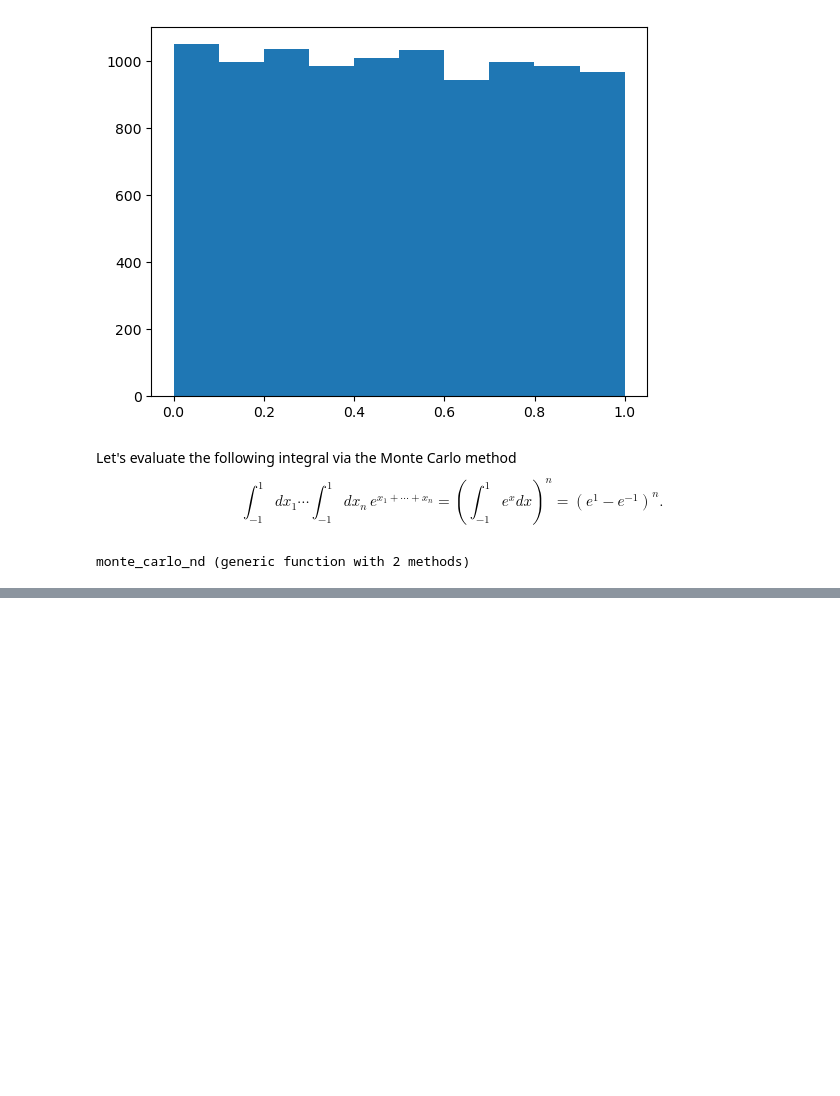
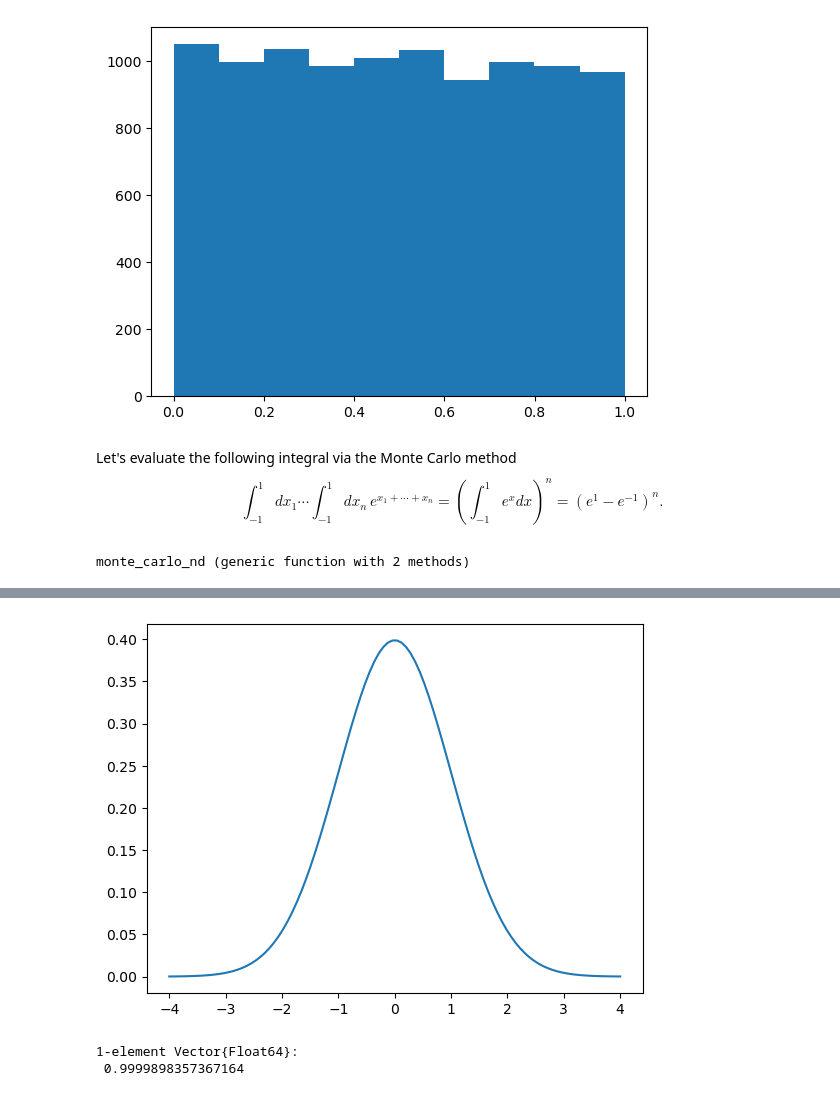
Before and after one commit to tkeegan12/Course_Computational_Physics_and_Engineering, a Jupyter notebook: Module2_Numerical_Intergration.ipynb, the cells around one changed output, grey strips where cells are left out. Drawn from its saved outputs; the diff is of its cells as text; code cells hidden in the pictures; blank space fills up the shorter version.

```diff
--- a/Module2_Numerical_Intergration.ipynb
+++ b/Module2_Numerical_Intergration.ipynb
@@ -216,0 +255,12 @@ LoadError: syntax: "\" is not a unary operator
+# %%
+plot(x, exp.(-0.5 * x .^ 2) / sqrt(2 * π))
+show()
+# %% [output]
+[figure, added]
+# %%
+mean(
+    randn(1) .^ 2 for indx=1:100000000
+)
+# %% [output]
+1-element Vector{Float64}:
+ 0.9999898357367164
```
Also changed, not shown: parts of 11 cells of this notebook.
